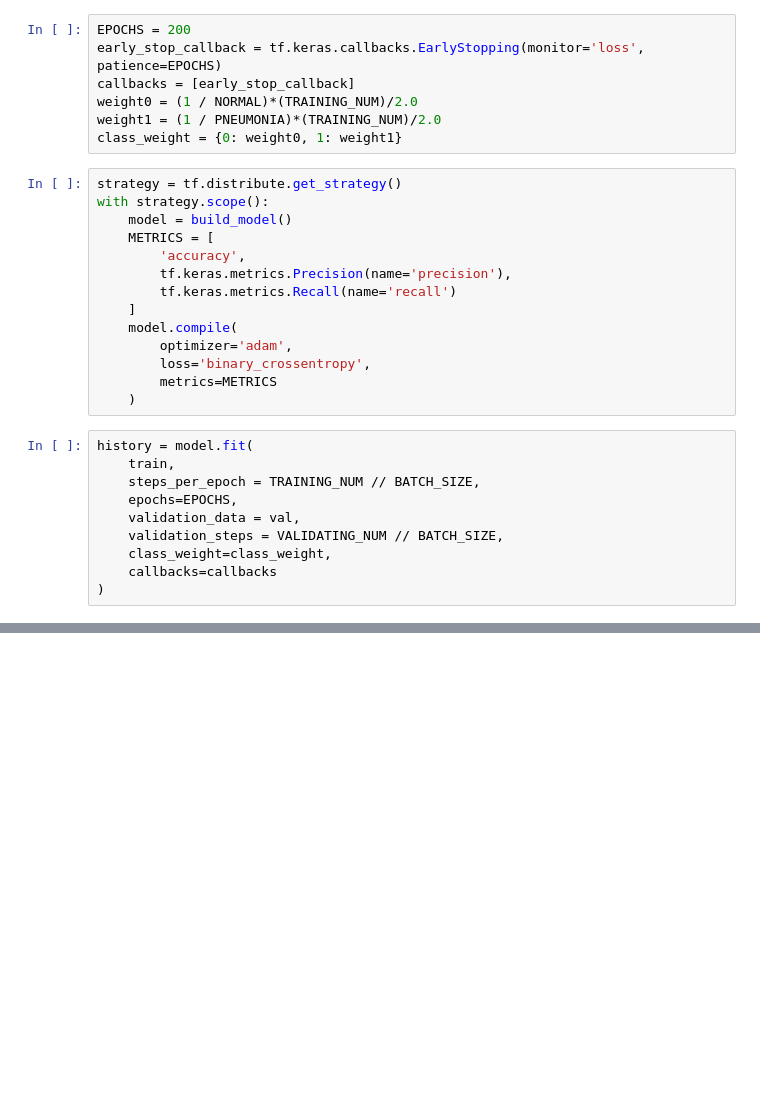
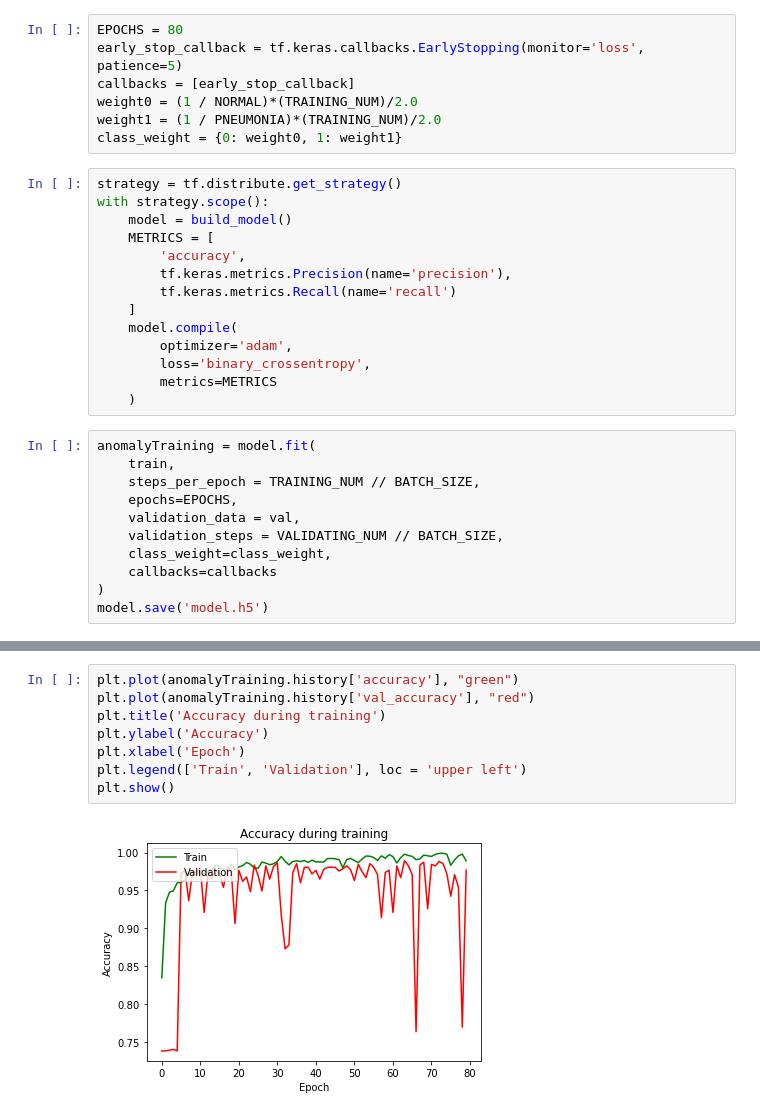
Before and after one commit to JamesFazio/aiProg, a Jupyter notebook: aiFINAL.ipynb, the cells around one changed output, grey strips where cells are left out. Drawn from its saved outputs; the diff is of its cells as text; blank space fills up the shorter version.

```diff
--- a/aiFINAL.ipynb
+++ b/aiFINAL.ipynb
@@ -123,8 +123,8 @@ def build_model():
     ])
     return model
 # %%
-EPOCHS = 200
-early_stop_callback = tf.keras.callbacks.EarlyStopping(monitor='loss', patience=EPOCHS)
+EPOCHS = 80
+early_stop_callback = tf.keras.callbacks.EarlyStopping(monitor='loss', patience=5)
 callbacks = [early_stop_callback]
 weight0 = (1 / NORMAL)*(TRAINING_NUM)/2.0
 weight1 = (1 / PNEUMONIA)*(TRAINING_NUM)/2.0
@@ -144,7 +144,7 @@ with strategy.scope():
         metrics=METRICS
     )
 # %%
-history = model.fit(
+anomalyTraining = model.fit(
     train,
     steps_per_epoch = TRAINING_NUM // BATCH_SIZE,
     epochs=EPOCHS,
@@ -153,4 +153,5 @@ history = model.fit(
     class_weight=class_weight,
     callbacks=callbacks
 )
+model.save('model.h5')
 # %% [output]
@@ -157,0 +180,10 @@ Epoch 1/200
+# %%
+plt.plot(anomalyTraining.history['accuracy'], "green")
+plt.plot(anomalyTraining.history['val_accuracy'], "red")
+plt.title('Accuracy during training')
+plt.ylabel('Accuracy')
+plt.xlabel('Epoch')
+plt.legend(['Train', 'Validation'], loc = 'upper left')
+plt.show()
+# %% [output]
+[figure, added]
```
Also changed, not shown: parts of 5 cells of this notebook.
